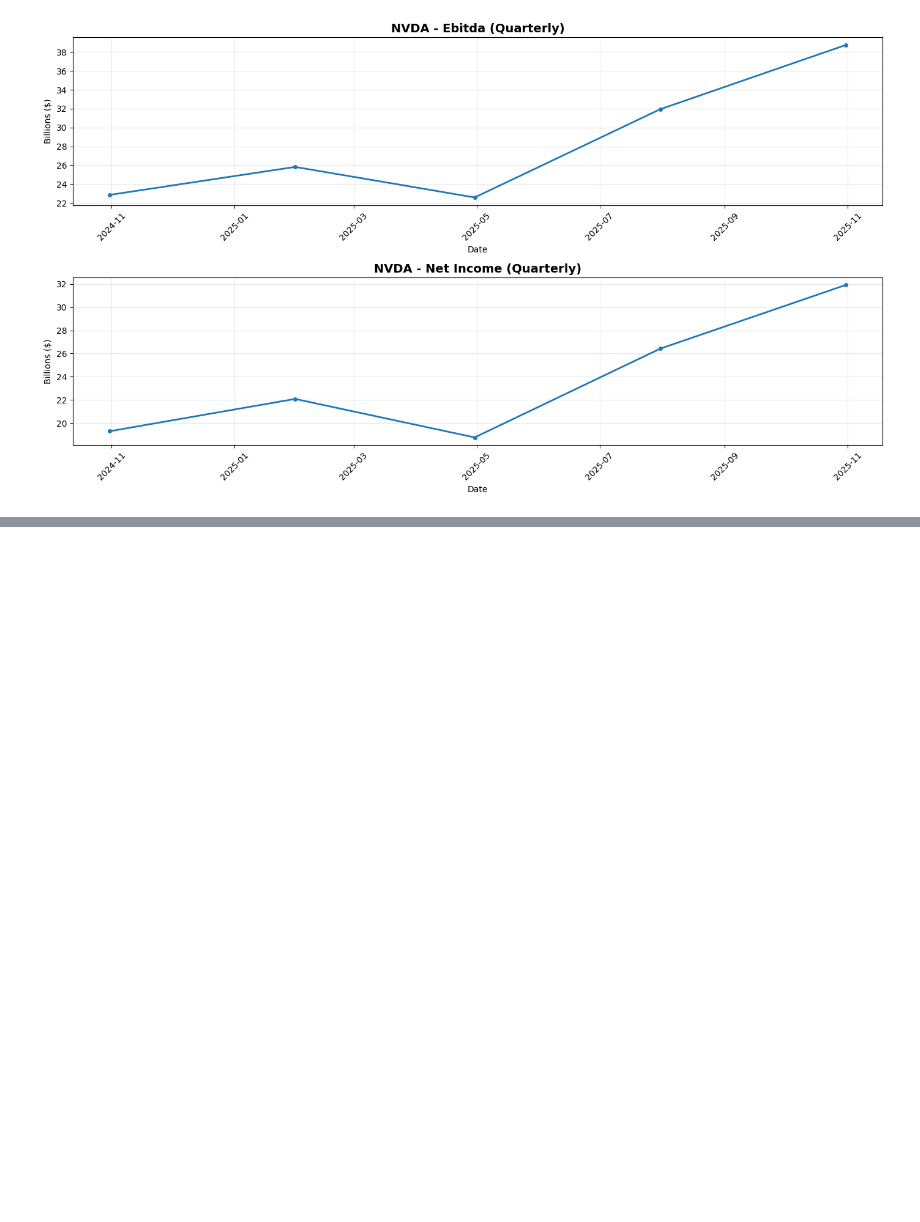
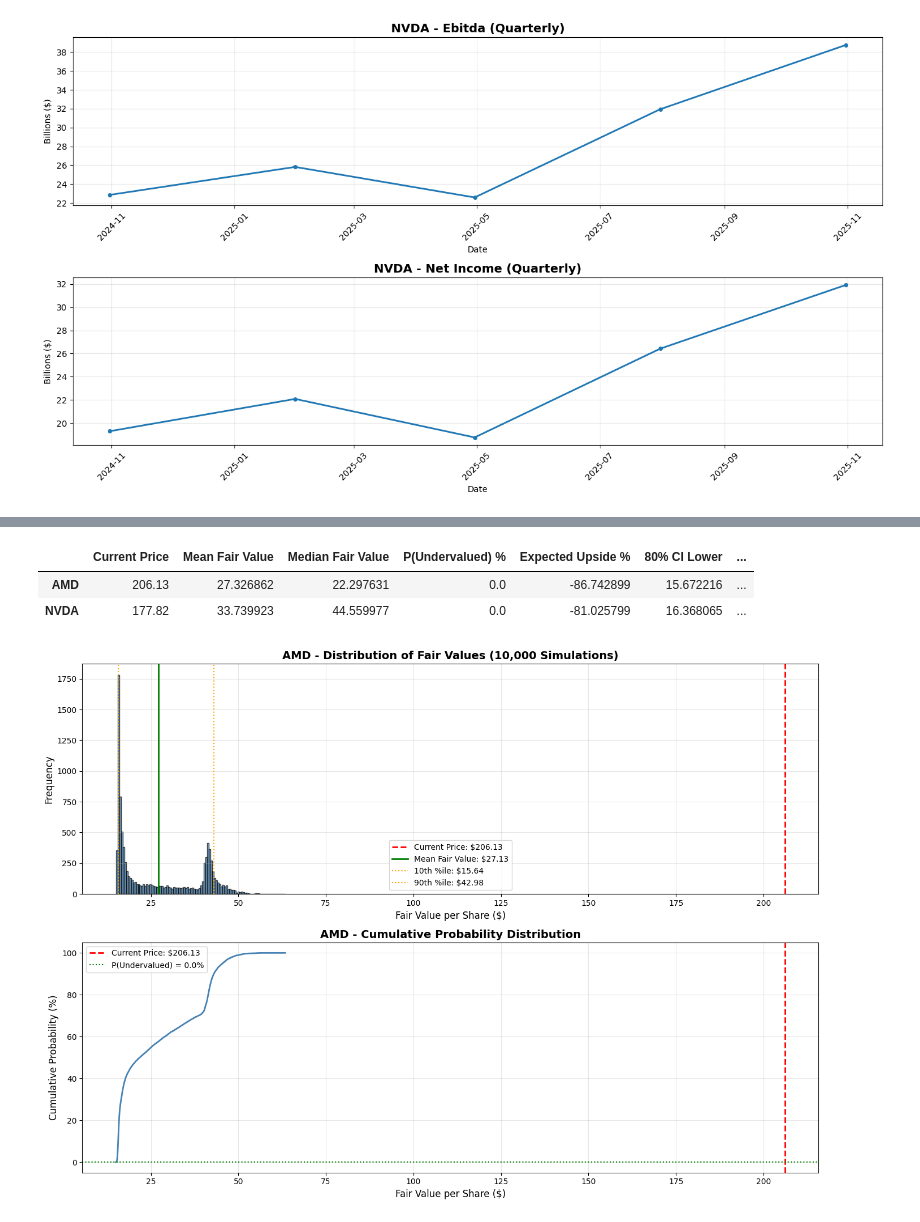
Before and after one commit to fan-tuz/financial_valuation, a Jupyter notebook: company_analysis.ipynb, the cells around one changed output, grey strips where cells are left out. Drawn from its saved outputs; the diff is of its cells as text; code cells hidden in the pictures; blank space fills up the shorter version.

Commit message:
Added dcf analysis, complemented with sensitivity analysis and Monte Carlo simulations.

```diff
--- a/company_analysis.ipynb
+++ b/company_analysis.ipynb
@@ -63,0 +133,10 @@ plot_metrics('NVDA', metrics=['ebitda', 'net_income'])
+# %%
+monte_carlo_comparison(['AMD', 'NVDA'])
+# %% [output]
+|  | Current Price | Mean Fair Value | Median Fair Value | P(Undervalued) % | Expected Upside % | 80% CI Lower | ... |
+| AMD | 206.13 | 27.326862 | 22.297631 | 0.0 | -86.742899 | 15.672216 | ... |
+| NVDA | 177.82 | 33.739923 | 44.559977 | 0.0 | -81.025799 | 16.368065 | ... |
+# %%
+plot_monte_carlo_distribution(dcf_monte_carlo('AMD'))
+# %% [output]
+[figure, added]
```
Also changed, not shown: parts of 16 cells of this notebook, 3 other files.
